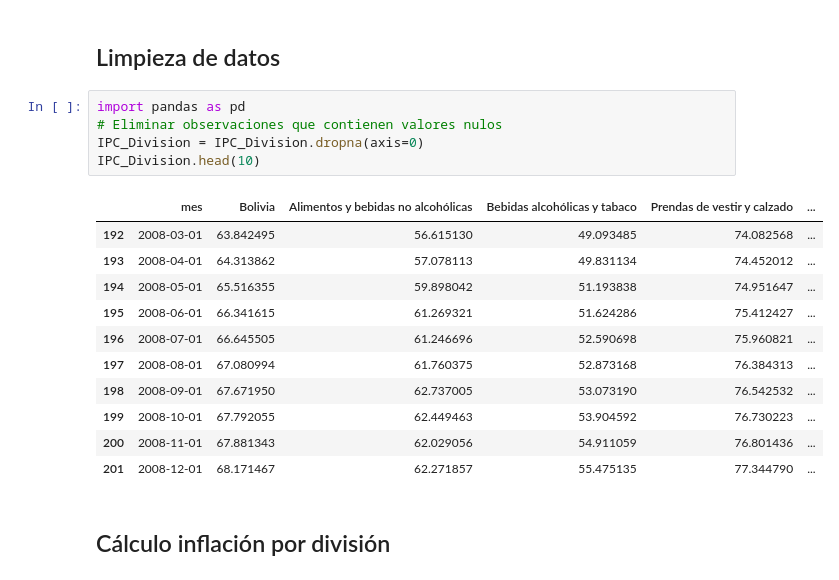
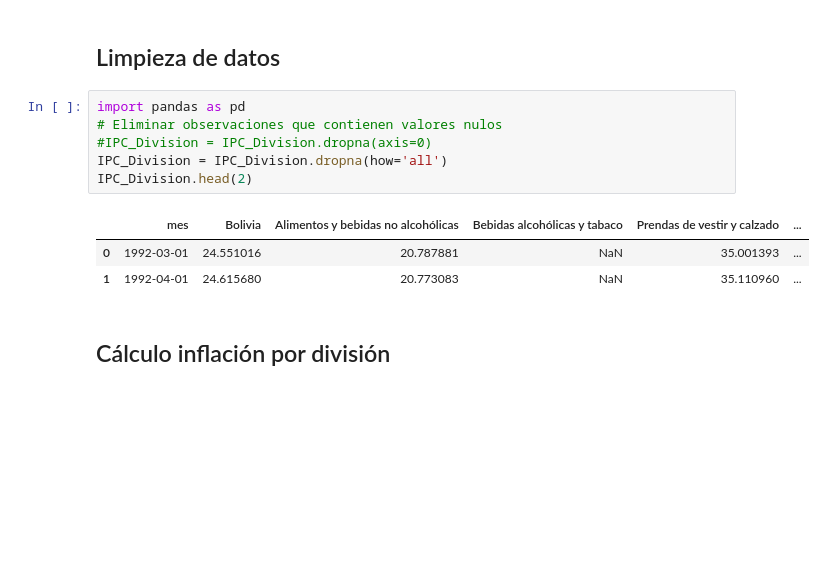
Before and after one commit to cesar-ramosh/Gobernanzas-de-datos, a Jupyter notebook: Sector_Precios.ipynb, the cells around one changed output. Cells and saved outputs as stored; diff of their text form; blank space fills up the shorter version.

```diff
--- a/Sector_Precios.ipynb
+++ b/Sector_Precios.ipynb
@@ -161,20 +131,13 @@ IPC_Division
 # %%
 import pandas as pd
 # Eliminar observaciones que contienen valores nulos
-IPC_Division = IPC_Division.dropna(axis=0)
-IPC_Division.head(10)
+#IPC_Division = IPC_Division.dropna(axis=0)
+IPC_Division = IPC_Division.dropna(how='all')
+IPC_Division.head(2)
 # %% [output]
 |  | mes | Bolivia | Alimentos y bebidas no alcohólicas | Bebidas alcohólicas y tabaco | Prendas de vestir y calzado | ... |
-| 192 | 2008-03-01 | 63.842495 | 56.615130 | 49.093485 | 74.082568 | ... |
-| 193 | 2008-04-01 | 64.313862 | 57.078113 | 49.831134 | 74.452012 | ... |
-| 194 | 2008-05-01 | 65.516355 | 59.898042 | 51.193838 | 74.951647 | ... |
-| 195 | 2008-06-01 | 66.341615 | 61.269321 | 51.624286 | 75.412427 | ... |
-| 196 | 2008-07-01 | 66.645505 | 61.246696 | 52.590698 | 75.960821 | ... |
-| 197 | 2008-08-01 | 67.080994 | 61.760375 | 52.873168 | 76.384313 | ... |
-| 198 | 2008-09-01 | 67.671950 | 62.737005 | 53.073190 | 76.542532 | ... |
-| 199 | 2008-10-01 | 67.792055 | 62.449463 | 53.904592 | 76.730223 | ... |
-| 200 | 2008-11-01 | 67.881343 | 62.029056 | 54.911059 | 76.801436 | ... |
-| 201 | 2008-12-01 | 68.171467 | 62.271857 | 55.475135 | 77.344790 | ... |
+| 0 | 1992-03-01 | 24.551016 | 20.787881 | NaN | 35.001393 | ... |
+| 1 | 1992-04-01 | 24.615680 | 20.773083 | NaN | 35.110960 | ... |
 # %% [markdown]
 ## Cálculo inflación por división
 # %%
```
Also changed, not shown: parts of 41 cells of this notebook.
